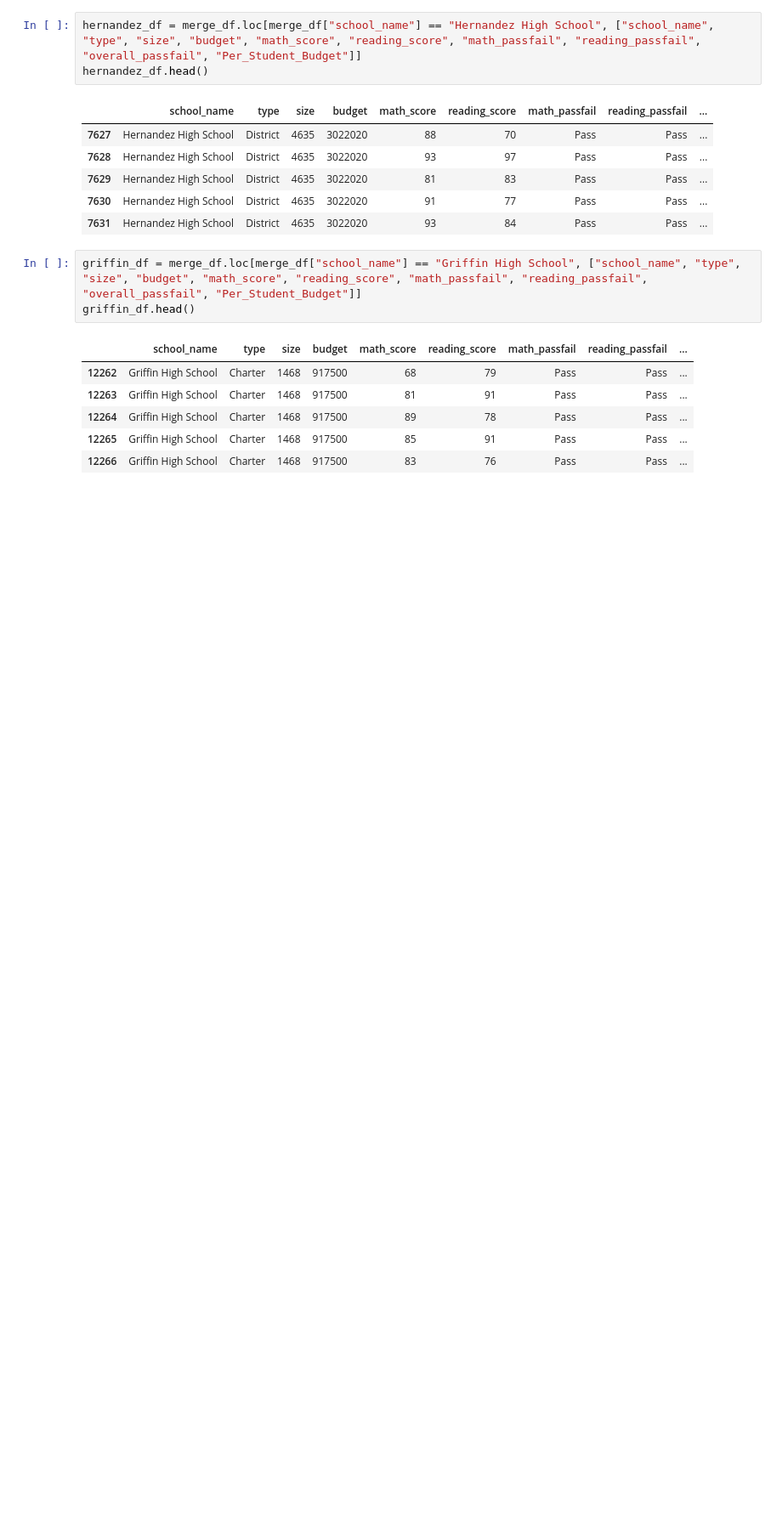
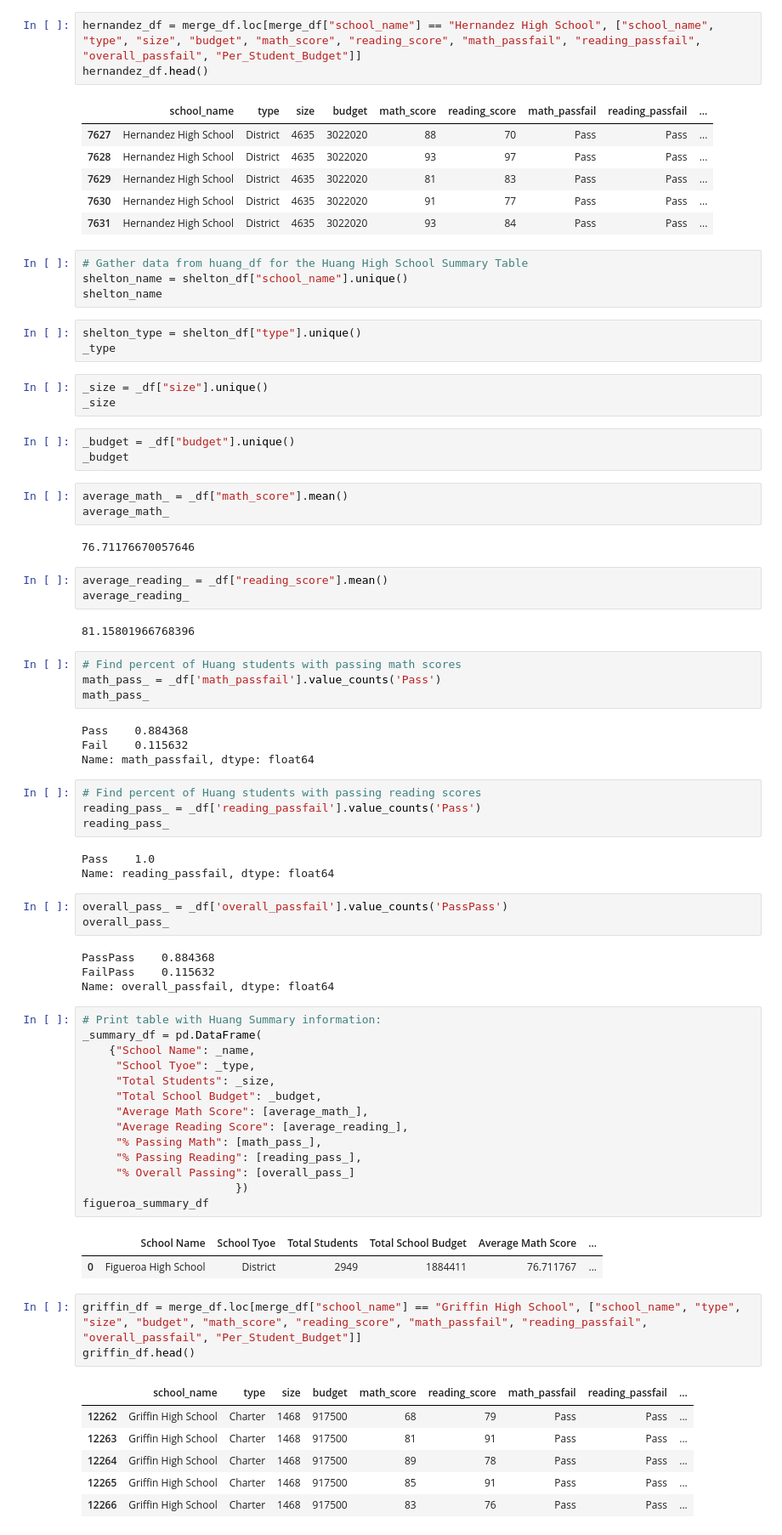
Before and after one commit to HopeNeely/PyCity-Schools-Analysis, a Jupyter notebook: PyCitySchools/PyCitySchools.ipynb, the cells around one changed output. Shown at 85% size. Cells and saved outputs as stored; diff of their text form; blank space fills up the shorter version.

```diff
--- a/PyCitySchools/PyCitySchools.ipynb
+++ b/PyCitySchools/PyCitySchools.ipynb
@@ -233,6 +439,68 @@ hernandez_df.head()
 | 7629 | Hernandez High School | District | 4635 | 3022020 | 81 | 83 | Pass | Pass | ... |
 | 7630 | Hernandez High School | District | 4635 | 3022020 | 91 | 77 | Pass | Pass | ... |
 | 7631 | Hernandez High School | District | 4635 | 3022020 | 93 | 84 | Pass | Pass | ... |
+# %%
+# Gather data from huang_df for the Huang High School Summary Table
+shelton_name = shelton_df["school_name"].unique()
+shelton_name
+# %%
+shelton_type = shelton_df["type"].unique()
+_type
+# %%
+_size = _df["size"].unique()
+_size
+# %%
+_budget = _df["budget"].unique()
+_budget
+# %%
+average_math_ = _df["math_score"].mean()
+average_math_
+# %% [output]
+76.71176670057646
+# %%
+average_reading_ = _df["reading_score"].mean()
+average_reading_
+# %% [output]
+81.15801966768396
+# %%
+# Find percent of Huang students with passing math scores
+math_pass_ = _df['math_passfail'].value_counts('Pass')
+math_pass_
+# %% [output]
+Pass    0.884368
+Fail    0.115632
+Name: math_passfail, dtype: float64
+# %%
+# Find percent of Huang students with passing reading scores
+reading_pass_ = _df['reading_passfail'].value_counts('Pass')
+reading_pass_
+# %% [output]
+Pass    1.0
+Name: reading_passfail, dtype: float64
+# %%
+overall_pass_ = _df['overall_passfail'].value_counts('PassPass')
+overall_pass_
+# %% [output]
+PassPass    0.884368
+FailPass    0.115632
+Name: overall_passfail, dtype: float64
+# %%
+# Print table with Huang Summary information:
+_summary_df = pd.DataFrame(
+    {"School Name": _name,
+     "School Tyoe": _type,
+     "Total Students": _size,
+     "Total School Budget": _budget,
+     "Average Math Score": [average_math_],
+     "Average Reading Score": [average_reading_],
+     "% Passing Math": [math_pass_],
+     "% Passing Reading": [reading_pass_],
+     "% Overall Passing": [overall_pass_]
+                       })
+figueroa_summary_df
+# %% [output]
+|  | School Name | School Tyoe | Total Students | Total School Budget | Average Math Score | ... |
+| 0 | Figueroa High School | District | 2949 | 1884411 | 76.711767 | ... |
 # %%
 griffin_df = merge_df.loc[merge_df["school_name"] == "Griffin High School", ["school_name", "type", "size", "budget", "math_score", "reading_score", "math_passfail", "reading_passfail", "overall_passfail", "Per_Student_Budget"]]
 griffin_df.head()
```
Also changed, not shown: parts of 131 cells of this notebook.
